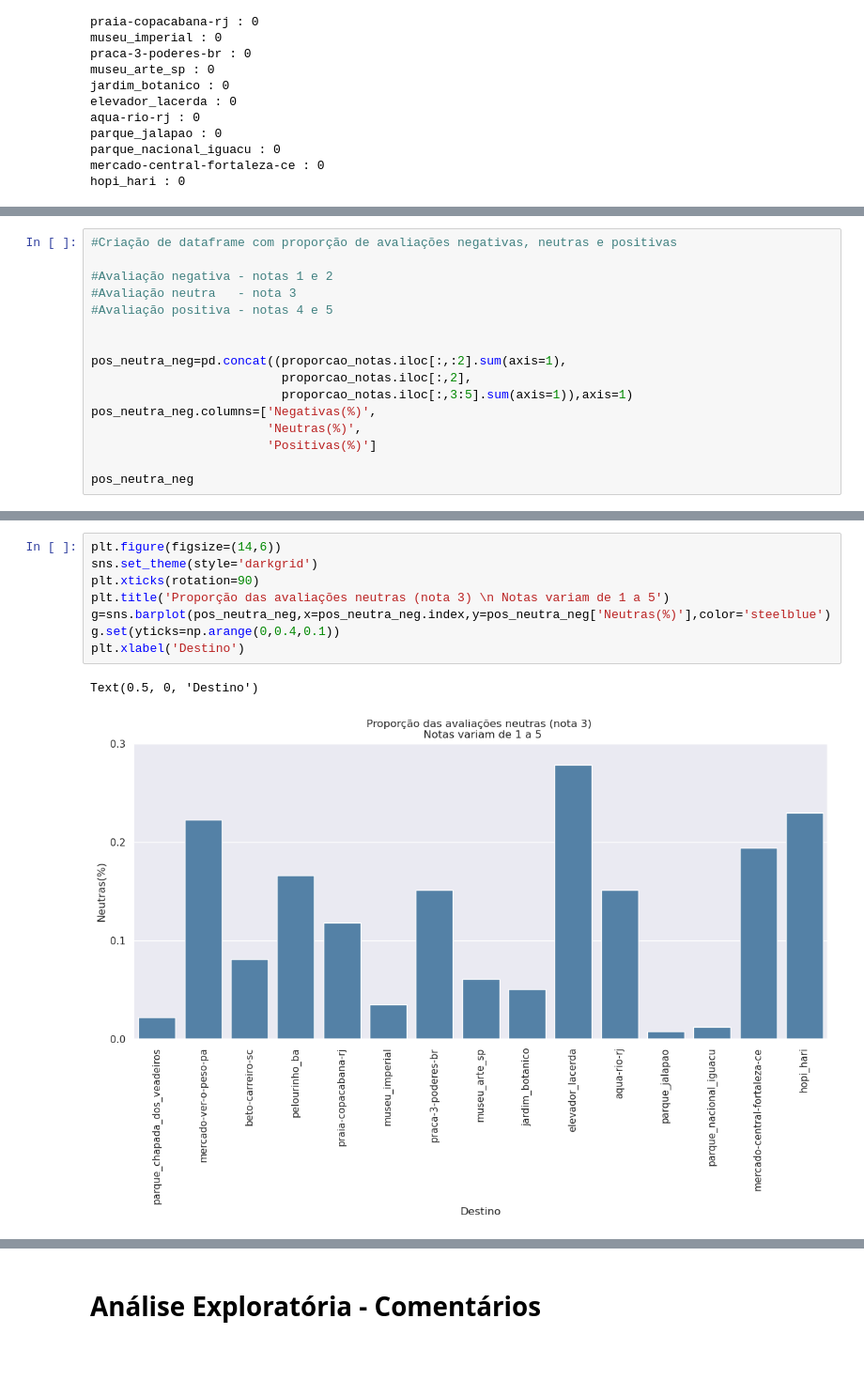
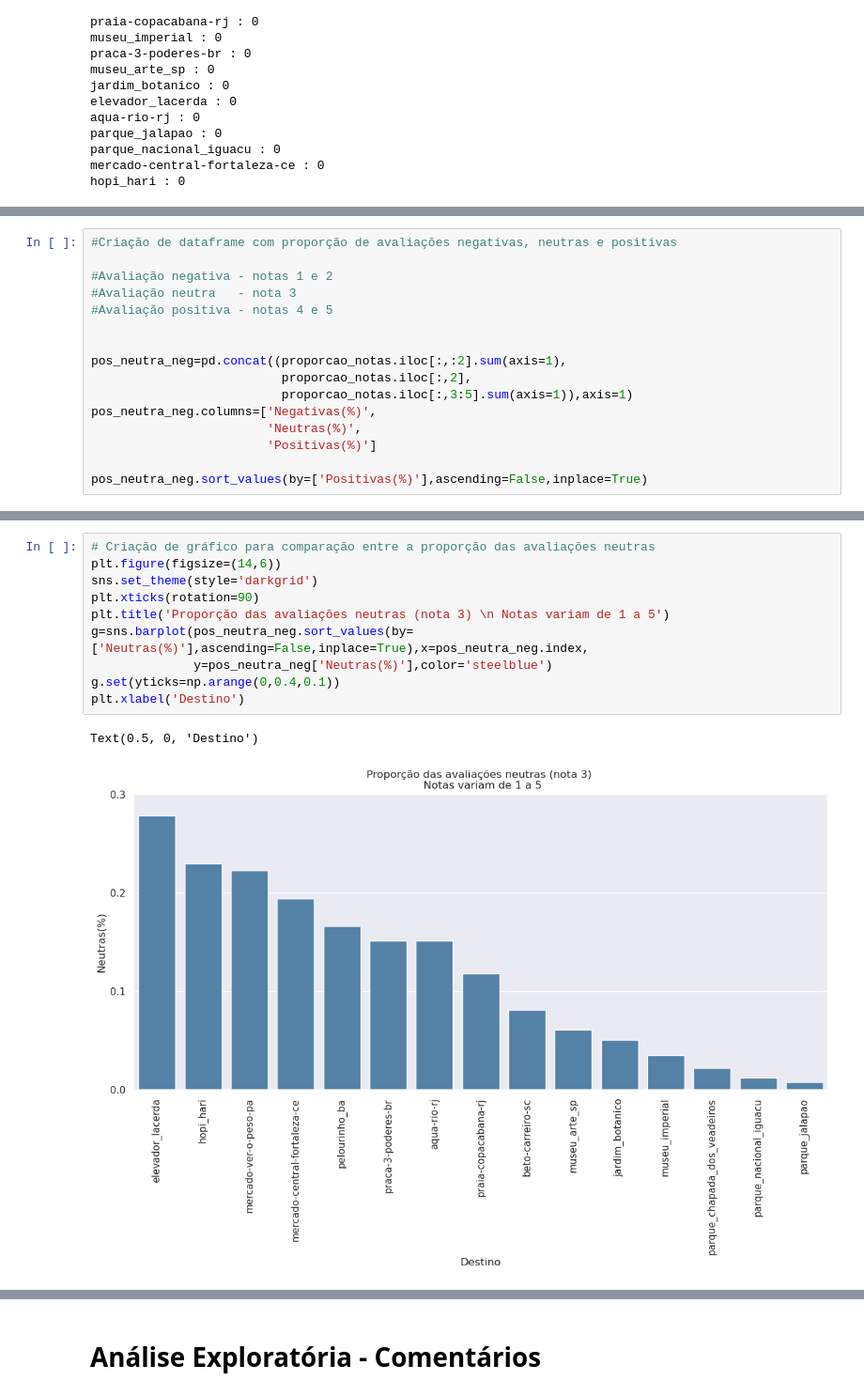
Before and after one commit to RodolfoPCruz/trip_advisor, a Jupyter notebook: trip_advisor.ipynb, the cells around one changed output, grey strips where cells are left out. Shown at 94% size. Cells and saved outputs as stored; diff of their text form; blank space fills up the shorter version.

Commit message:
Cometários e melhoria visualização

```diff
--- a/trip_advisor.ipynb
+++ b/trip_advisor.ipynb
@@ -175,4 +170,4 @@ pos_neutra_neg.columns=['Negativas(%)',
                         'Neutras(%)',
                         'Positivas(%)']
 
-pos_neutra_neg
+pos_neutra_neg.sort_values(by=['Positivas(%)'],ascending=False,inplace=True)
@@ -207,12 +186,14 @@ Text(0.5, 0, 'Destino')
 # %%
+# Criação de gráfico para comparação entre a proporção das avaliações neutras
 plt.figure(figsize=(14,6))
 sns.set_theme(style='darkgrid')
 plt.xticks(rotation=90)
 plt.title('Proporção das avaliações neutras (nota 3) \n Notas variam de 1 a 5')
-g=sns.barplot(pos_neutra_neg,x=pos_neutra_neg.index,y=pos_neutra_neg['Neutras(%)'],color='steelblue')
+g=sns.barplot(pos_neutra_neg.sort_values(by=['Neutras(%)'],ascending=False,inplace=True),x=pos_neutra_neg.index,
+              y=pos_neutra_neg['Neutras(%)'],color='steelblue')
 g.set(yticks=np.arange(0,0.4,0.1))
 plt.xlabel('Destino')
 # %% [output]
 Text(0.5, 0, 'Destino')
-[figure, old version]
+[figure, new version]
 # %%
```
Also changed, not shown: parts of 21 cells of this notebook.
